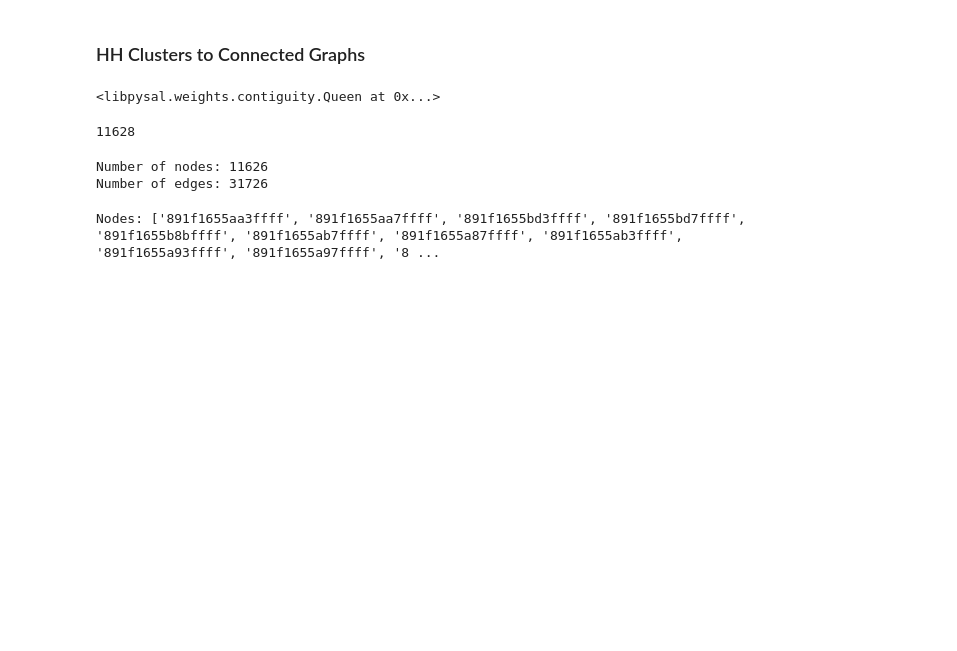
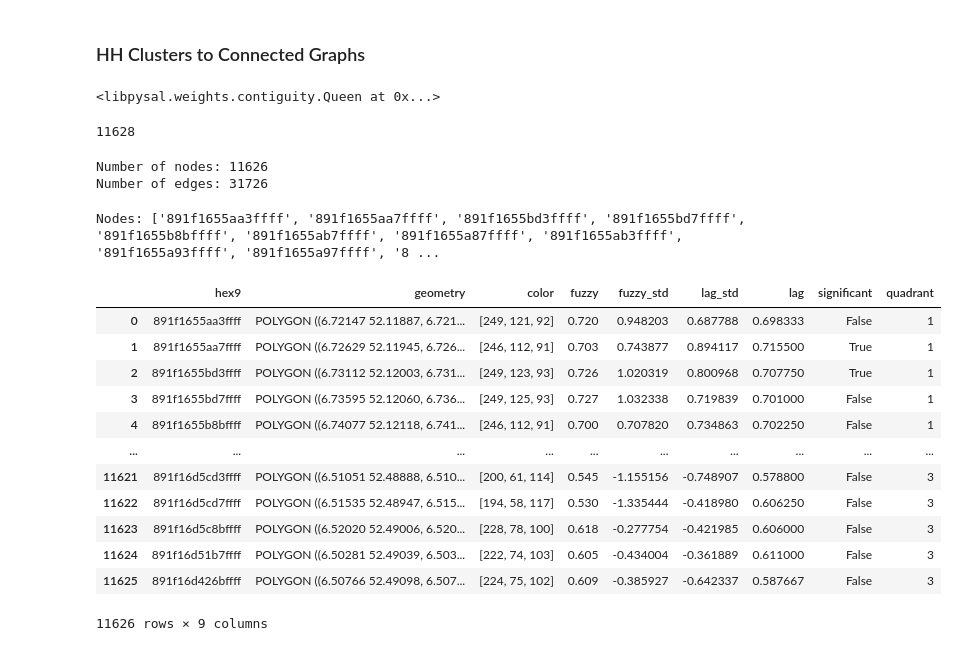
Before and after one commit to springonions-87/bioze_digital_mapping_tool, a Jupyter notebook: spatial_autocorrelation.ipynb, the cells around one changed output. Saved outputs shown, nothing was run; the diff lists cells and outputs as text; code cells hidden in the pictures; blank space fills up the shorter version.

```diff
--- a/spatial_autocorrelation.ipynb
+++ b/spatial_autocorrelation.ipynb
@@ -204,6 +220,22 @@ Nodes: ['891f1655aa3ffff', '891f1655aa7ffff', '891f1655bd3ffff', '891f1655bd7fff
 # %%
 # Get indices of H3 cells that are in the HH quadrant
 HH = hex_df[(hex_df['significant'] == True) & (hex_df['quadrant'] == 1)].hex9.to_list()
+# %%
+hex_df
+# %% [output]
+|  | hex9 | geometry | color | fuzzy | fuzzy_std | lag_std | lag | significant | quadrant |
+| 0 | 891f1655aa3ffff | POLYGON ((6.72147 52.11887, 6.721... | [249, 121, 92] | 0.720 | 0.948203 | 0.687788 | 0.698333 | False | 1 |
+| 1 | 891f1655aa7ffff | POLYGON ((6.72629 52.11945, 6.726... | [246, 112, 91] | 0.703 | 0.743877 | 0.894117 | 0.715500 | True | 1 |
+| 2 | 891f1655bd3ffff | POLYGON ((6.73112 52.12003, 6.731... | [249, 123, 93] | 0.726 | 1.020319 | 0.800968 | 0.707750 | True | 1 |
+| 3 | 891f1655bd7ffff | POLYGON ((6.73595 52.12060, 6.736... | [249, 125, 93] | 0.727 | 1.032338 | 0.719839 | 0.701000 | False | 1 |
+| 4 | 891f1655b8bffff | POLYGON ((6.74077 52.12118, 6.741... | [246, 112, 91] | 0.700 | 0.707820 | 0.734863 | 0.702250 | False | 1 |
+| ... | ... | ... | ... | ... | ... | ... | ... | ... | ... |
+| 11621 | 891f16d5cd3ffff | POLYGON ((6.51051 52.48888, 6.510... | [200, 61, 114] | 0.545 | -1.155156 | -0.748907 | 0.578800 | False | 3 |
+| 11622 | 891f16d5cd7ffff | POLYGON ((6.51535 52.48947, 6.515... | [194, 58, 117] | 0.530 | -1.335444 | -0.418980 | 0.606250 | False | 3 |
+| 11623 | 891f16d5c8bffff | POLYGON ((6.52020 52.49006, 6.520... | [228, 78, 100] | 0.618 | -0.277754 | -0.421985 | 0.606000 | False | 3 |
+| 11624 | 891f16d51b7ffff | POLYGON ((6.50281 52.49039, 6.503... | [222, 74, 103] | 0.605 | -0.434004 | -0.361889 | 0.611000 | False | 3 |
+| 11625 | 891f16d426bffff | POLYGON ((6.50766 52.49098, 6.507... | [224, 75, 102] | 0.609 | -0.385927 | -0.642337 | 0.587667 | False | 3 |
+11626 rows × 9 columns
 # %%
 # Get sub graph that includes only the HH quadrant
 H = g.subgraph(HH)
```
Also changed, not shown: parts of 7 cells of this notebook, 4 other files.
